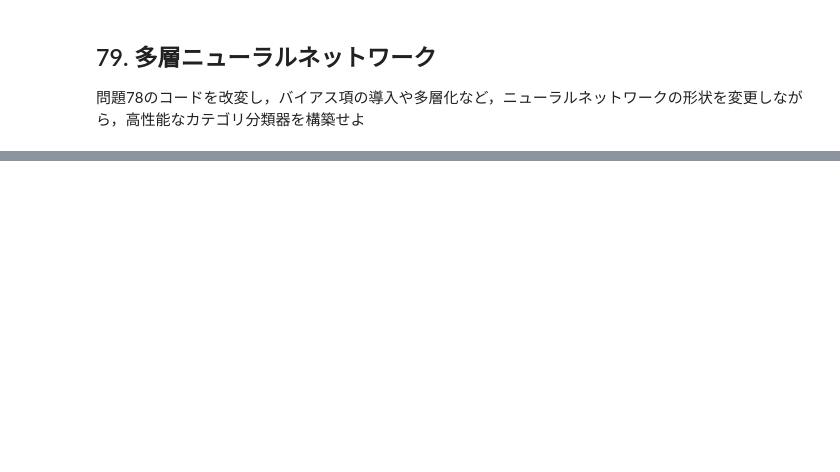
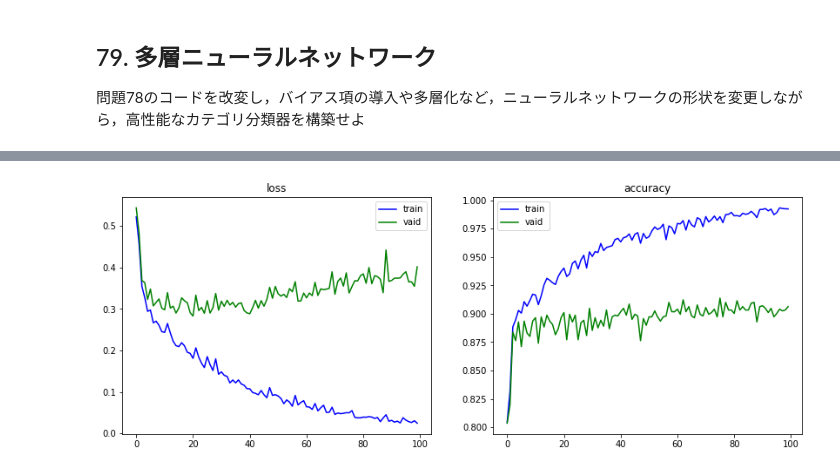
Before and after one commit to Nshisei/NLP100knock, a Jupyter notebook: NLP100knock_08.ipynb, the cells around one changed output, grey strips where cells are left out. Cells and saved outputs as stored; diff of their text form; code cells hidden in the pictures; blank space fills up the shorter version.

```diff
--- a/NLP100knock_08.ipynb
+++ b/NLP100knock_08.ipynb
@@ -774,32 +776,28 @@ Sat May 14 12:57:30 2022
 ## 79. 多層ニューラルネットワーク
 問題78のコードを改変し，バイアス項の導入や多層化など，ニューラルネットワークの形状を変更しながら，高性能なカテゴリ分類器を構築せよ
 # %%
-import torch.nn as nn
+import torch.optim as optim
+import torch.nn.functional as F
+import time
 
-class MLNet(nn.Module):
-    # ネットワーク構成
+class MLN(nn.Module):
     def __init__(self, input_size, output_size):
-        super(MLNet, self).__init__()
-        self.fc1 = nn.Linear(input_size, 256)
-        self.fc2 = nn.Linear(256, 64)
+        super(MLN, self).__init__()
+        self.fc1 = nn.Linear(input_size, 128)
+        self.fc2 = nn.Linear(128, 64)
         self.fc3 = nn.Linear(64, output_size)
-        nn.init.normal_(self.fc1.weight, 0.0, 1.0)
-        nn.init.normal_(self.fc2.weight, 0.0, 1.0)
-        nn.init.normal_(self.fc3.weight, 0.0, 1.0)
-        nn.init.normal_(self.fc1.bias, 0.0, 1.0)
-        nn.init.normal_(self.fc2.bias, 0.0, 1.0)
-        nn.init.normal_(self.fc3.bias, 0.0, 1.0)
+        self.drop = nn.Dropout(0.5)
 
-    # 各層の接続
     def forward(self, x):
-        x = self.fc1(x)
-        x = self.fc2(x)
-        x = self.fc3(x)
+        x = F.relu(self.fc1(x))
+        x = self.drop(x)
+        x = F.relu(self.fc2(x))
+        x = self.drop(x)
+        x = F.relu(self.fc3(x))
         return x
 
-
 # GPU
-device = torch.device('cuda:0') if torch.cuda.is_available() else torch.device('cpu')
+torch.device('cuda:0') if torch.cuda.is_available() else torch.device('cpu')
 
 # データセット
 ds = TensorDataset(x_train.to(device), y_train.to(device))
@@ -820,12 +818,13 @@ valid_losses = [] # 検証データの損失
 valid_accuracies = [] # 検証データの正解率
 
 # モデル
-model = MLNet(input_size, output_size).to(device)
+model = MLN(input_size, output_size).to(device)
 optimizer = optim.SGD(model.parameters(), lr=0.01)
 
 for epoch in range(1, epochs + 1):
     for inputs, targets in loader:
         # forward
+        model.train()
         outputs = model(inputs)
         # 損失
         loss = loss_fn(outputs, targets).to(device)
@@ -836,6 +835,7 @@ for epoch in range(1, epochs + 1):
         optimizer.step()
 
     # loss, accuracy
+    model.eval()
     with torch.no_grad():
         train_pred = model(x_train.to(device))
         train_accuracy = accuracy(torch.argmax(train_pred.to(device), dim=1), y_train)
@@ -851,8 +851,6 @@ for epoch in range(1, epochs + 1):
     valid_losses.append(valid_loss)
     valid_accuracies.append(valid_accuracy)
 
-    if epoch % 10 == 0:
-        print(f"Epoch {epoch: 3d}:")
-        print(f"train loss: {train_loss: .4f} accuracy: {train_accuracy: .3f}")
-        print(f"valid loss: {valid_loss: .4f} accuracy: {valid_accuracy: .3f}")
+    # グラフの描画
+    live_plot(train_losses, train_accuracies, valid_losses, valid_accuracies)
 # %% [output]
@@ -875,0 +857 @@ valid loss:  0.4156 accuracy:  0.854
+[figure, added]
```
Also changed, not shown: parts of 14 cells of this notebook.
